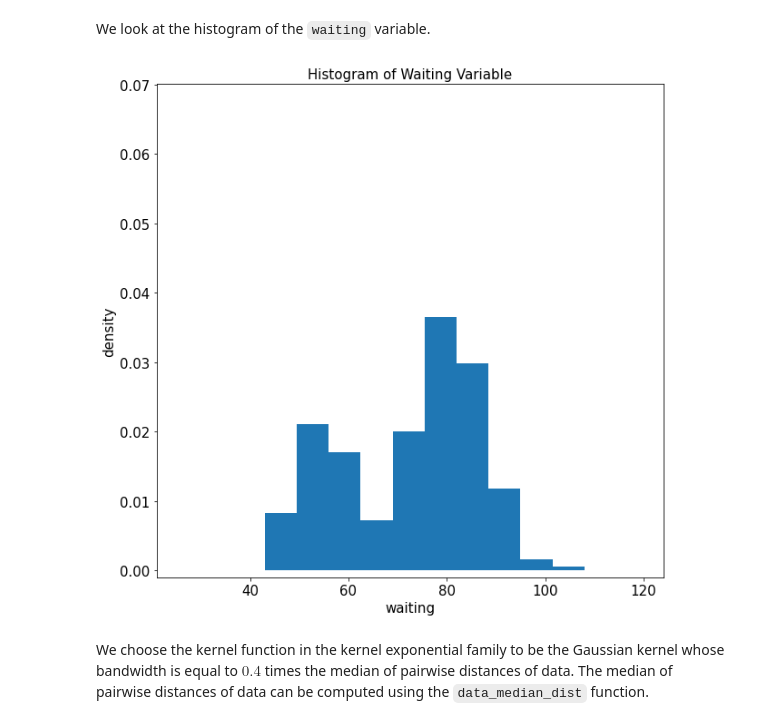
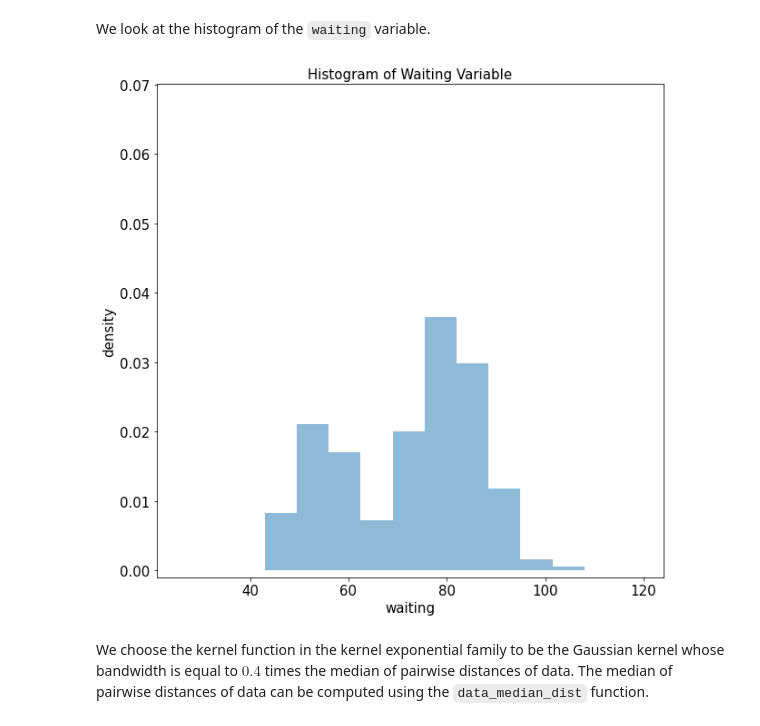
Before and after one commit to zhou-chenxi/dekef, a Jupyter notebook: examples/density_estimation_1d_geyser.ipynb, the cells around one changed output. Cells and saved outputs as stored; diff of their text form; code cells hidden in the pictures.

```diff
--- a/examples/density_estimation_1d_geyser.ipynb
+++ b/examples/density_estimation_1d_geyser.ipynb
@@ -45,19 +45,19 @@ We look at the histogram of the `waiting` variable.
 # %%
 # set plot parameters
 font_size = 15
 xlimit = (21., 124.)
 ylimit = (-0.001, 0.0701)
 
 # plot the histogram of waiting variable
-ax = pd.Series(waiting.flatten()).hist(grid = False, figsize = (10, 10), bins = 'fd', density = True)
+ax = pd.Series(waiting.flatten()).hist(grid = False, figsize = (10, 10), bins = 'fd', density = True, alpha = 0.5)
 ax.set_xlim(xlimit)
 ax.set_ylim(ylimit)
 ax.set_title('Histogram of Waiting Variable', fontsize = font_size)
 ax.set_xlabel('waiting', fontsize = font_size)
 ax.set_ylabel('density', fontsize = font_size)
 ax.tick_params(axis = 'both', labelsize = font_size)
 # %% [output]
-[figure, old version]
+[figure, new version]
 # %% [markdown]
 We choose the kernel function in the kernel exponential family to be the Gaussian kernel whose bandwidth is equal to $0.4$ times the median of pairwise distances of data. The median of pairwise distances of data can be computed using the `data_median_dist` function.
 # %%
```
Also changed, not shown: parts of 7 cells of this notebook, 1 other file.
